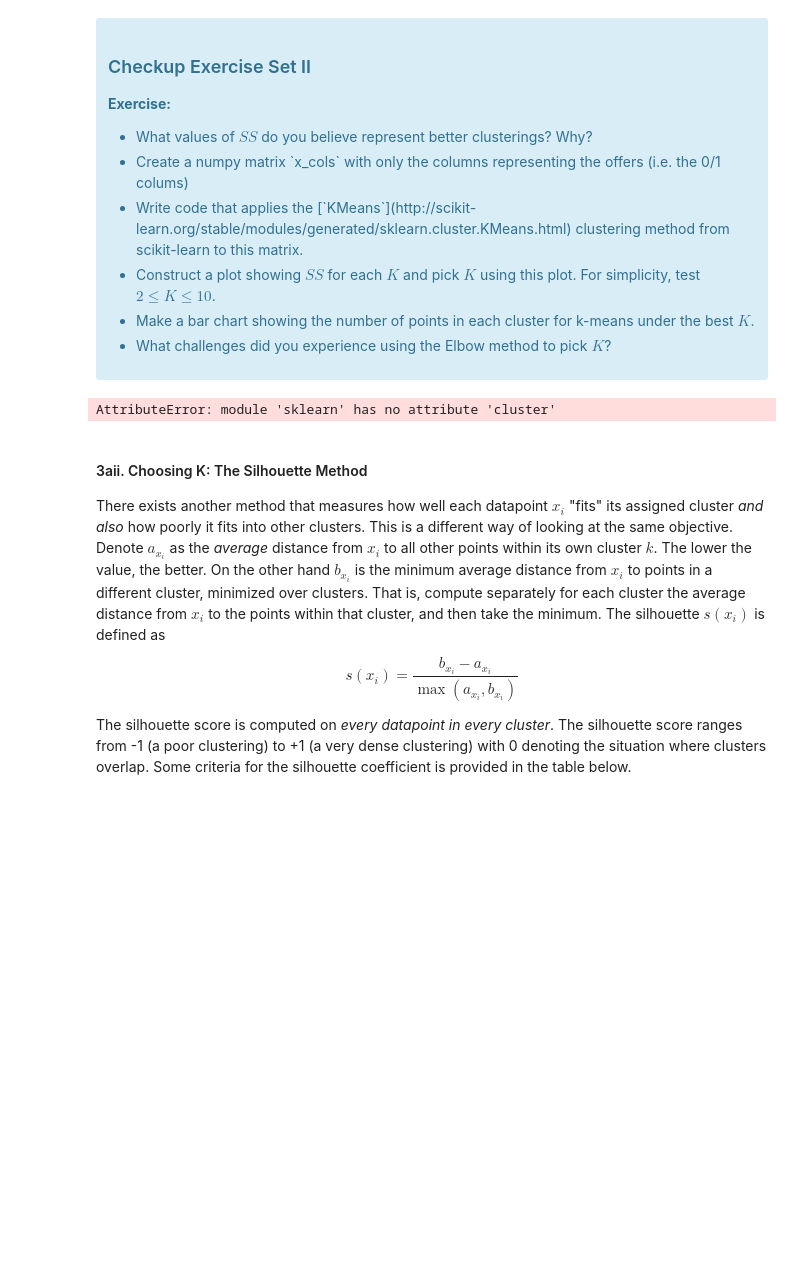
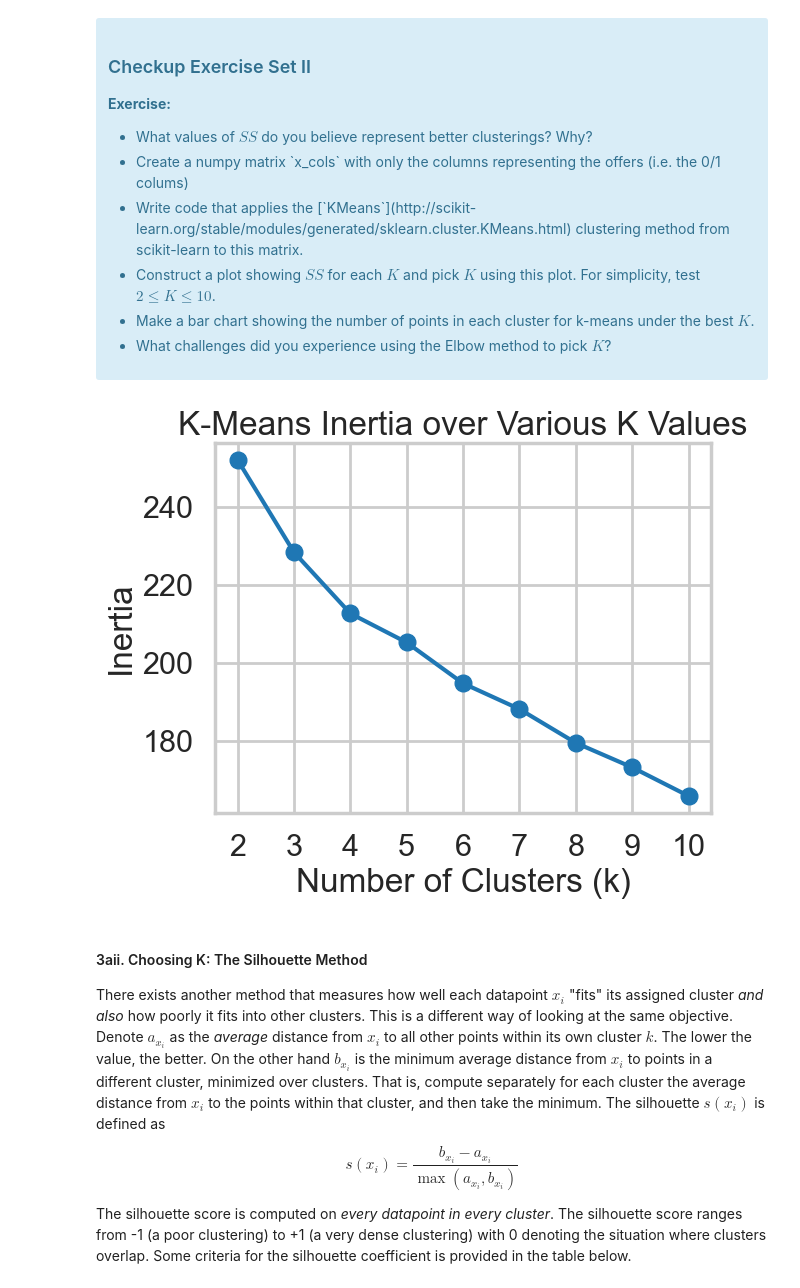
Before and after one commit to amoutafian/K_means_case_study, a Jupyter notebook: Clustering Case Study - Customer Segmentation with K-Means - Tier 3.ipynb, the cells around one changed output. Cells and saved outputs as stored; diff of their text form; code cells hidden in the pictures; blank space fills up the shorter version.

```diff
--- a/Clustering Case Study - Customer Segmentation with K-Means - Tier 3.ipynb
+++ b/Clustering Case Study - Customer Segmentation with K-Means - Tier 3.ipynb
@@ -211,21 +212,27 @@ where $x_i$ is a point, $C_k$ represents cluster $k$ and $\mu_k$ is the centroid
 # %%
 #Small SS values represent better clustering, but only up to a point
 #Taken to the extreme, a clustering with only one point per cluster,
 #obviously overfit, would have a SS = 0. This is why we use methods such
 # as elbow to determine the best K value.
 
 #Create numpy matrix with offer columns
 x_cols = df_piv_merged.values
 
 #Write code that applies the[`KMeans`]clustering method from scikit-learn to this matrix.
-kmeans = sklearn.cluster.KMeans(n_clusters = k)
-kmeans.fit(x_cols)
 k_grid = [2,3,4,5,6,7,8,9,10]
-
+inertias = []
 for k in k_grid:
-    kmeans(k_grid)
+    kmeans = KMeans(n_clusters = k, n_init = 10)
+    kmeans.fit(x_cols)
+    inertias.append(kmeans.inertia_)
+plt.plot(k_grid, inertias, marker = 'o')
+plt.title('K-Means Inertia over Various K Values')
+plt.xlabel('Number of Clusters (k)')
+plt.ylabel('Inertia')
+plt.xticks(k_grid)
+plt.show;
 # %% [output]
-AttributeError: module 'sklearn' has no attribute 'cluster'
+[figure, added]
 # %% [markdown]
 #### 3aii. Choosing K: The Silhouette Method
 
```
Also changed, not shown: parts of 1 cell of this notebook.
